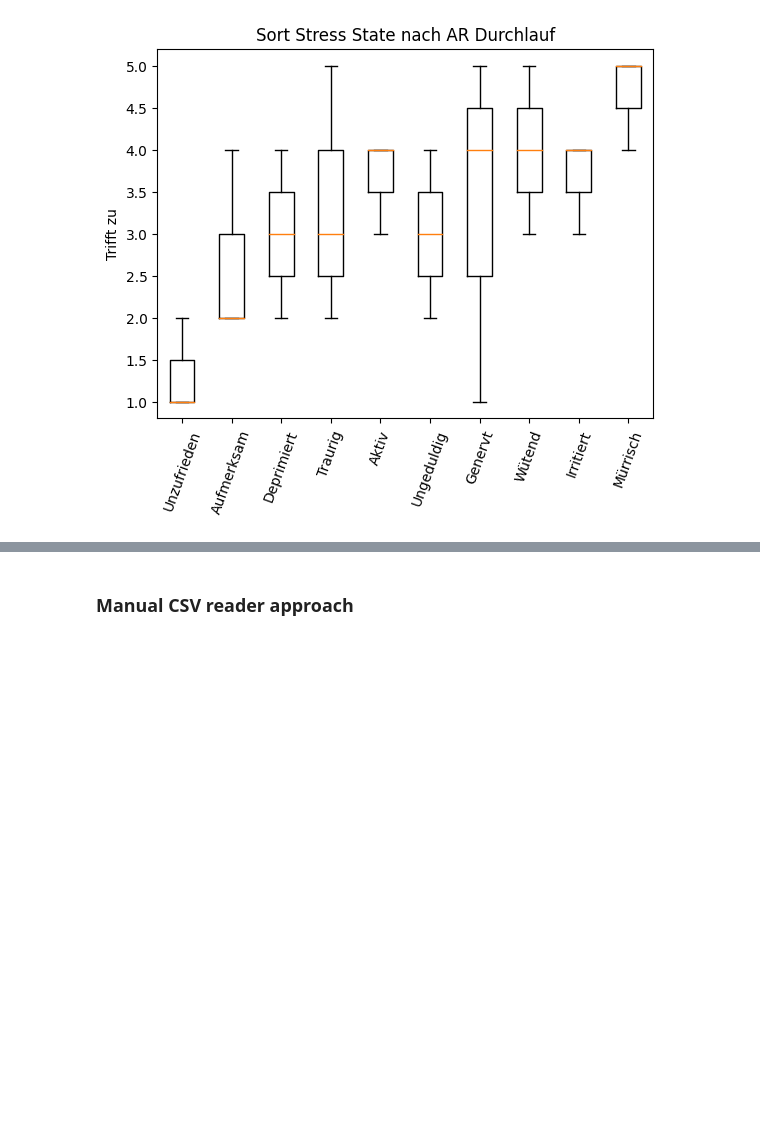
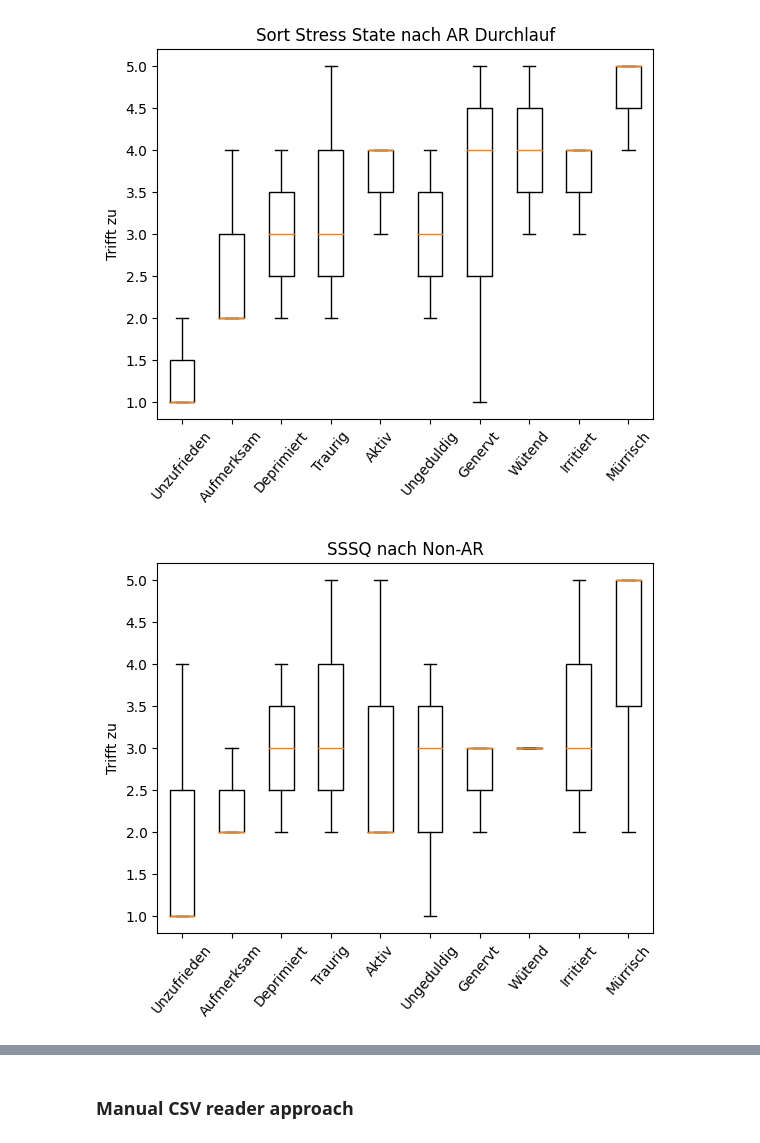
Before and after one commit to BrunoBerger/Zen-Office, a Jupyter notebook: Auswertung/test.ipynb, the cells around one changed output, grey strips where cells are left out. Drawn from its saved outputs; the diff is of its cells as text; code cells hidden in the pictures; blank space fills up the shorter version.

Commit message:
tested UEQ plot with two x axis

```diff
--- a/Auswertung/test.ipynb
+++ b/Auswertung/test.ipynb
@@ -4,6 +4,8 @@ from tkinter import filedialog
 
 import matplotlib.pyplot as plt
 import pandas as pd
+
+from keys import *
 
 # # bit clunky in a notebook
 # stdFilePath = "data"
@@ -20,43 +22,27 @@ df = pd.read_csv(selectedFile,
                  skiprows=range(1, 2),
                  header=0
                  )
-
-
-StressState_Names = [
-    "Unzufrieden",
-    "Aufmerksam",
-    "Deprimiert",
-    "Traurig",
-    "Aktiv",
-    "Ungeduldig",
-    "Genervt",
-    "Wütend",
-    "Irritiert",
-    "Mürrisch",
-]
-
-StressState_AR_Keys = [
-    "SS01_01",
-    "SS01_02",
-    "SS01_03",
-    "SS01_04",
-    "SS01_05",
-    "SS01_06",
-    "SS01_07",
-    "SS01_08",
-    "SS01_09",
-    "SS01_10",
-]
 # %%
 # df.head()
 # df.dtypes
 # df.columns
 # df["SS01_01"].describe()
 
 plt.boxplot(x=df[StressState_AR_Keys], labels=StressState_Names)
-plt.xticks(rotation=70)
+plt.xticks(rotation=50)
 plt.title("Sort Stress State nach AR Durchlauf")
 plt.ylabel("Trifft zu")
 plt.show()
+
+
+def makeBoxPlot(data, lables, title):
+    plt.boxplot(x=data, labels=lables)
+    plt.xticks(rotation=50)
+    plt.title(title)
+    plt.ylabel("Trifft zu")
+    plt.show
+
+makeBoxPlot(df[StressState_NonAR_Keys], StressState_Names, "SSSQ nach Non-AR")
 # %% [output]
-[figure, old version]
+[figure, new version]
+[figure, added]
```
Also changed, not shown: parts of 1 cell of this notebook, 1 other file.
